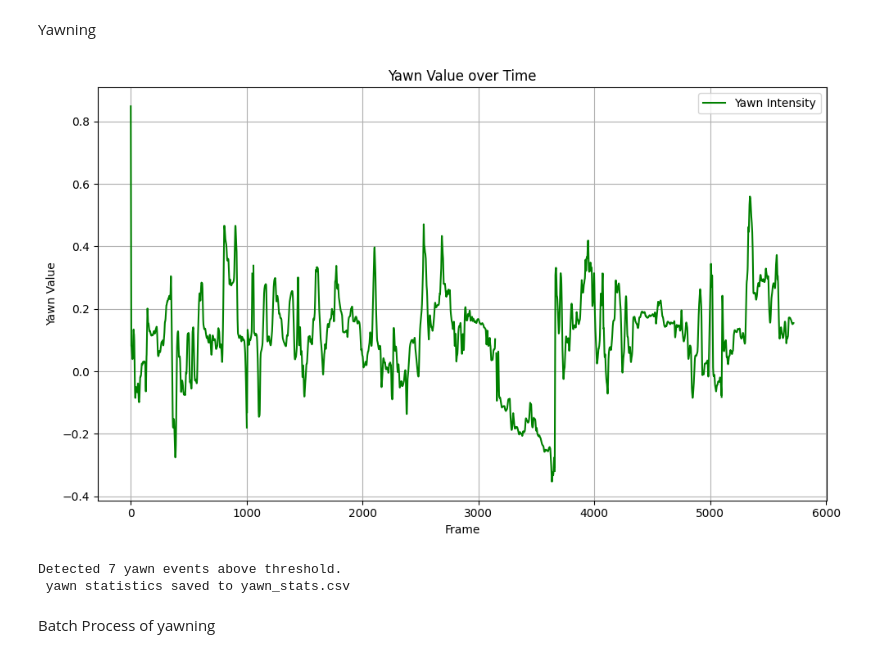
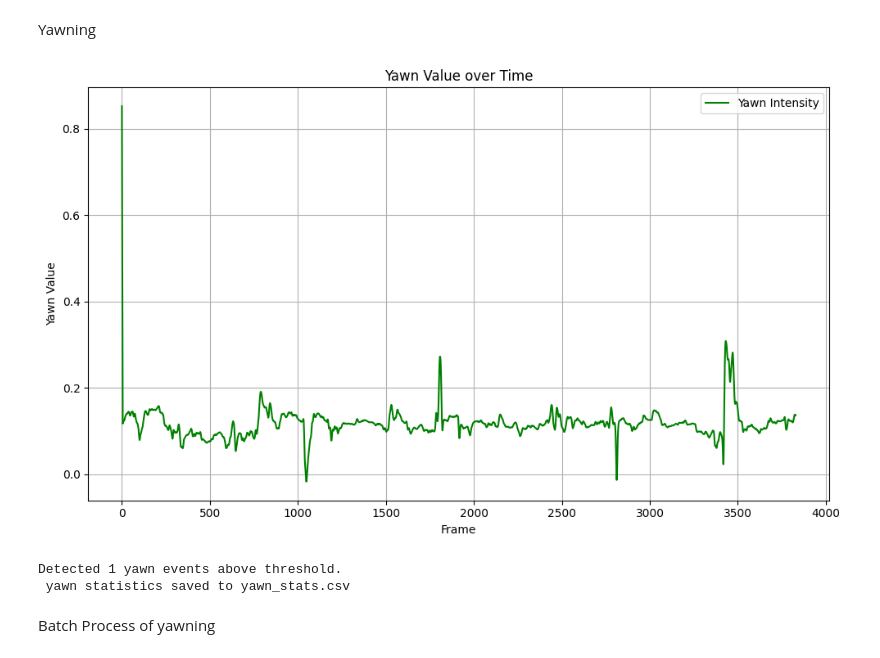
Before and after one commit to kartik10sharma/cv_prj, a Jupyter notebook: Welcome_To_Colab.ipynb, the cells around one changed output. Saved outputs shown, nothing was run; the diff lists cells and outputs as text; code cells hidden in the pictures.

```diff
--- a/Welcome_To_Colab.ipynb
+++ b/Welcome_To_Colab.ipynb
@@ -14,7 +429,7 @@ import matplotlib.pyplot as plt
 import numpy as np
 
 # 1. Load the data (change file path and separator as needed)
-file_path = '/content/sample_data/input_data/Smoothed-features-P86.txt'  # Use your actual filename
+file_path = '/content/Smoothed-features-P61.txt'  # Use your actual filename
 # Assuming the values are separated by spaces within each row of the first column
 df = pd.read_csv(file_path, sep='\t', header=None)
 
@@ -203,7 +631,7 @@ import pandas as pd
 import matplotlib.pyplot as plt
 
 # 1. Load the data
-file_path = '/content/sample_data/P1.csv'  # Update path if needed
+file_path = '/content/P61.csv'  # Update path if needed
 df = pd.read_csv(file_path, sep=',', header=None)
 
 # 2. Extract the yawn column
@@ -223,35 +651,35 @@ plt.show()
 # 4. Detect yawn events (threshold based)
 def detect_yawn_events(yawn_series, threshold=0.4, min_duration=3):
     events = []
     in_yawn = False
     start = 0
     for i, val in enumerate(yawn_series):
         if not in_yawn and val > threshold:
             in_yawn = True
             start = i
         elif in_yawn and val <= threshold:
             in_yawn = False
             if i - start >= min_duration:
                 events.append((start, i-1))
     return events
 
 # 5. Detect and report yawn events
 yawn_events = detect_yawn_events(yawn)
 print(f"Detected {len(yawn_events)} yawn events above threshold.")
 
 # 6. Save simple yawn stats
 stats = {
     'mean_yawn': [yawn.mean()],
     'std_yawn': [yawn.std()],
     'max_yawn': [yawn.max()],
     'min_yawn': [yawn.min()],
     'num_yawn_events': [len(yawn_events)]
 }
 pd.DataFrame(stats).to_csv('yawn_stats.csv', index=False)
 print(" yawn statistics saved to yawn_stats.csv")
 # %% [output]
-[figure, old version]
+[figure, new version]
-Detected 7 yawn events above threshold.
+Detected 1 yawn events above threshold.
  yawn statistics saved to yawn_stats.csv
 # %% [markdown]
 Batch Process of yawning
```
Also changed, not shown: parts of 9 cells of this notebook.
